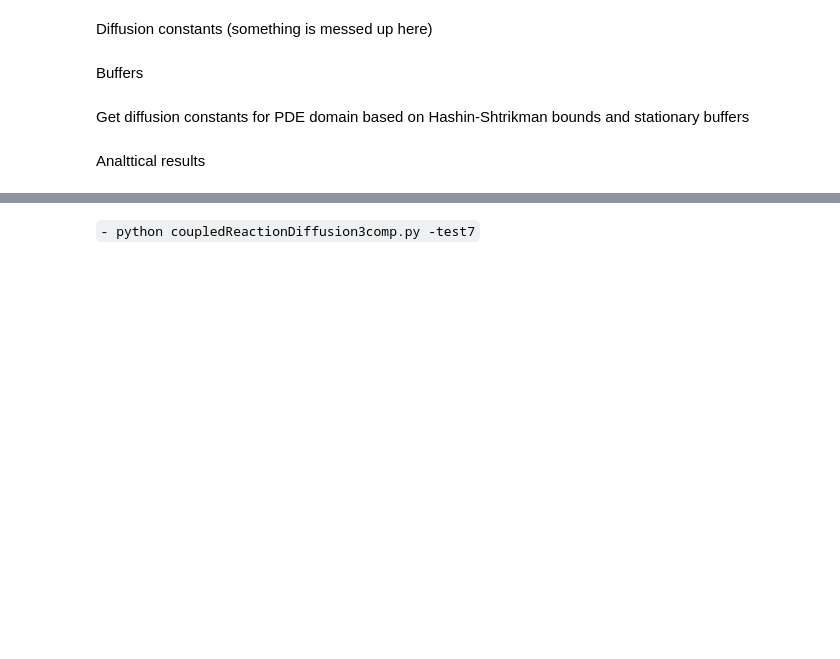
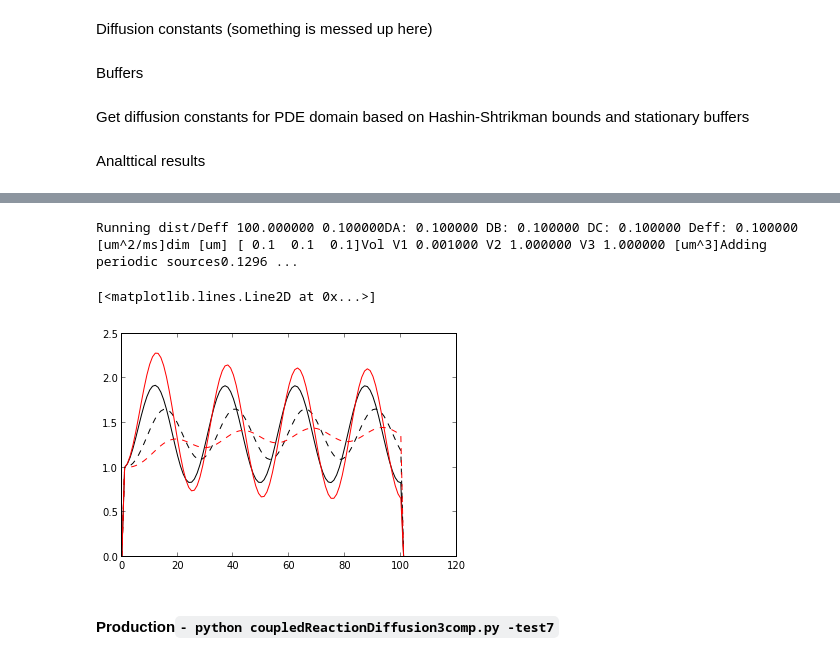
Before and after one commit to huskeypm/enzymekineticsacs, a Jupyter notebook: pdeode.ipynb, the cells around one changed output, grey strips where cells are left out. Cells and saved outputs as stored; diff of their text form; code cells hidden in the pictures; blank space fills up the shorter version.

```diff
--- a/pdeode.ipynb
+++ b/pdeode.ipynb
@@ -153,4 +163,13 @@ Analttical results
+# %%
+concWBuff = test7(buff=True, dbg=True)
+# %% [output]
+Running dist/Deff 100.000000 0.100000DA: 0.100000 DB: 0.100000 DC: 0.100000 Deff: 0.100000 [um^2/ms]dim [um] [ 0.1  0.1  0.1]Vol V1 0.001000 V2 1.000000 V3 1.000000 [um^3]Adding periodic sources0.1296 ...
+# %%
+np.shape(concNoBuff)plt.plot(concNoBuff[:,idxAl],'k-',label="nobuff, Al")plt.plot(concNoBuff[:,idxAr],'k--',label="nobuff, Ar")plt.plot(concWBuff[:,idxAl],'r-',label="wbuff, Al")plt.plot(concWBuff[:,idxAr],'r--',label="wbuff, Ar")
+# %% [output]
+[<matplotlib.lines.Line2D at 0x...>]
+[figure, added]
 # %% [markdown]
-<code>- python coupledReactionDiffusion3comp.py -test7</code>
+#### Production<code>- python coupledReactionDiffusion3comp.py -test7</code>
 # %%
 from coupledReactionDiffusion3comp import *def plotMatrix(pickleName,title,fileName,hack=False):  if hack:    nPhis=11    nDists = 10  else:            nPhis = 22    #nBuffs = 3    nDists = 20  #KD = 1. # 1 [uM]       phis = np.linspace(0.5,1.0,nPhis)  #cBuffs = np.linspace(0,5,nBuffs) # [uM]  dists = 10**np.linspace(1,3,nDists)  Deffs = 10**np.linspace(-2,0,nPhis)  #print KDs       plt.figure()  ts,stddevs,dummy = readpickle(pickleName,novar=True)   plt.pcolormesh(Deffs,dists,1-stddevs,cmap="Greys_r",shading='gouraud')  plt.yscale('log')  plt.ylabel("Distance [nm]")   plt.xscale('log')  plt.xlabel("D [um^2/ms]")   plt.clim([0,1.])  plt.title("Compartmentalization wrt distance/diff")   c=plt.colorbar()  c.set_label("Compartmentalized")   # draw contour  plt.contour(Deffs,dists,1-stddevs,np.arange(0.6,1.1,0.9),colors ='r')  #plt.gcf().savefig(root+fileName,dpi=300)    plotMatrix("all.pkl","Compartmentalization wrt distance/diff","compartmentDvsDiff.png",hack=True)     plotMatrix("allbuff.pkl","Compartmentalization wrt distance/diff","compartmentDvsDiffbuff.png",hack=True)
```
Also changed, not shown: parts of 5 cells of this notebook, 3 other files.
